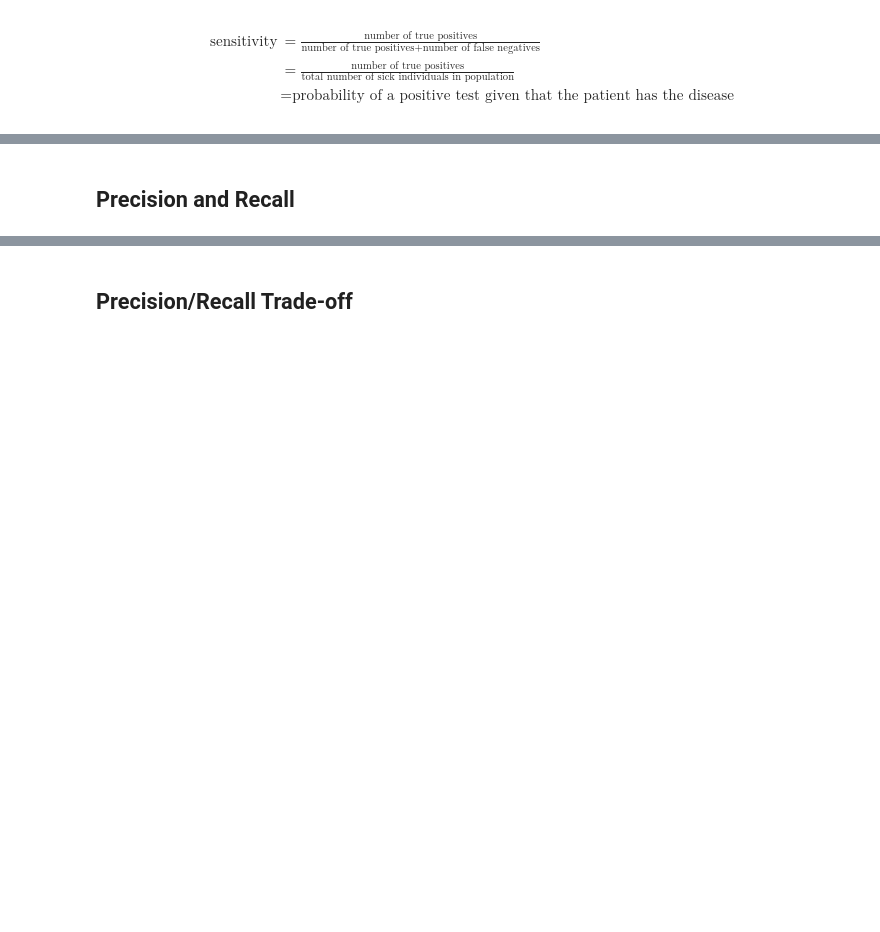
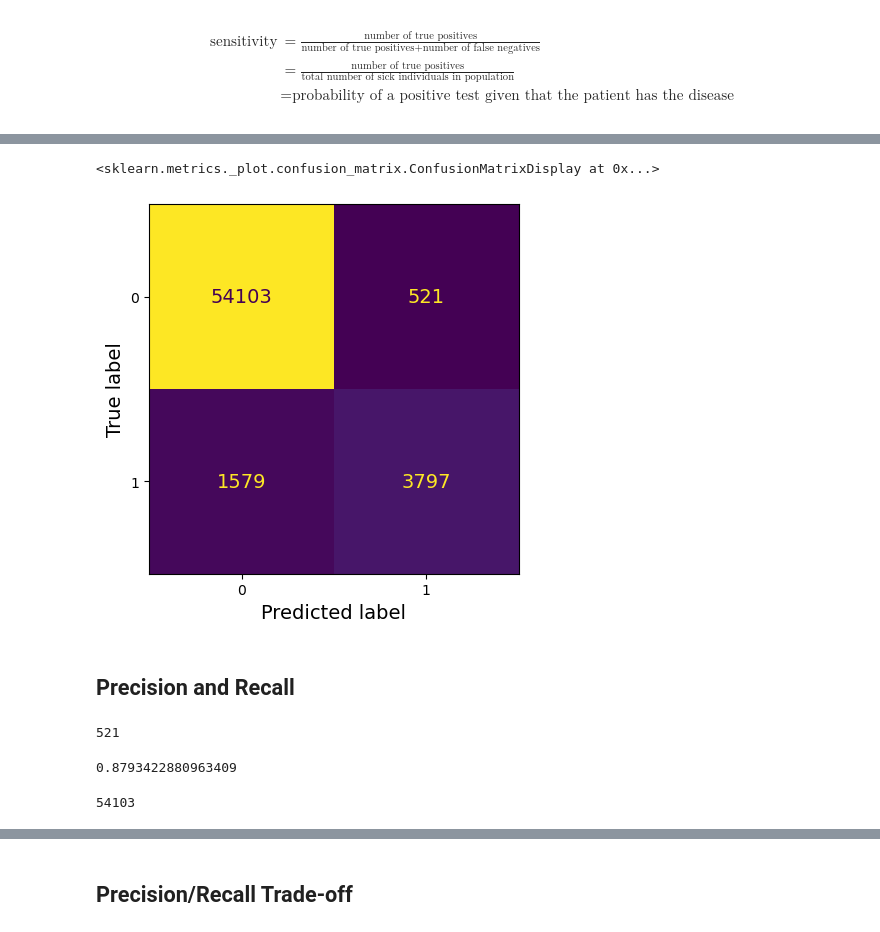
Before and after one commit to jtroses/handson-ml3, a Jupyter notebook: 03_classification.ipynb, the cells around one changed output, grey strips where cells are left out. Cells and saved outputs as stored; diff of their text form; code cells hidden in the pictures; blank space fills up the shorter version.

```diff
--- a/03_classification.ipynb
+++ b/03_classification.ipynb
@@ -567,6 +567,13 @@ accuracy_score(y_train_5, y_train_pred)
 # %%
-cmd.plot();
+cmd.plot(colorbar=False)
+# %% [output]
+<sklearn.metrics._plot.confusion_matrix.ConfusionMatrixDisplay at 0x...>
+[figure, added]
 # %% [markdown]
 ## Precision and Recall
+# %%
+fp
+# %% [output]
+521
 # %%
 from sklearn.metrics import precision_score, recall_score
@@ -575,3 +580,11 @@ precision_score(y_train_5, y_train_pred)  # == 3530 / (687 + 3530)
+# %%
+precision_score(y_train_5, y_train_pred)  # == 3530 / (687 + 3530)
+# %% [output]
+0.8793422880963409
+# %%
+cm[0,0]
+# %% [output]
+54103
 # %%
 # extra code – this cell also computes the precision: TP / (FP + TP)
 cm[1, 1] / (cm[0, 1] + cm[1, 1])
```
Also changed, not shown: parts of 59 cells of this notebook.
